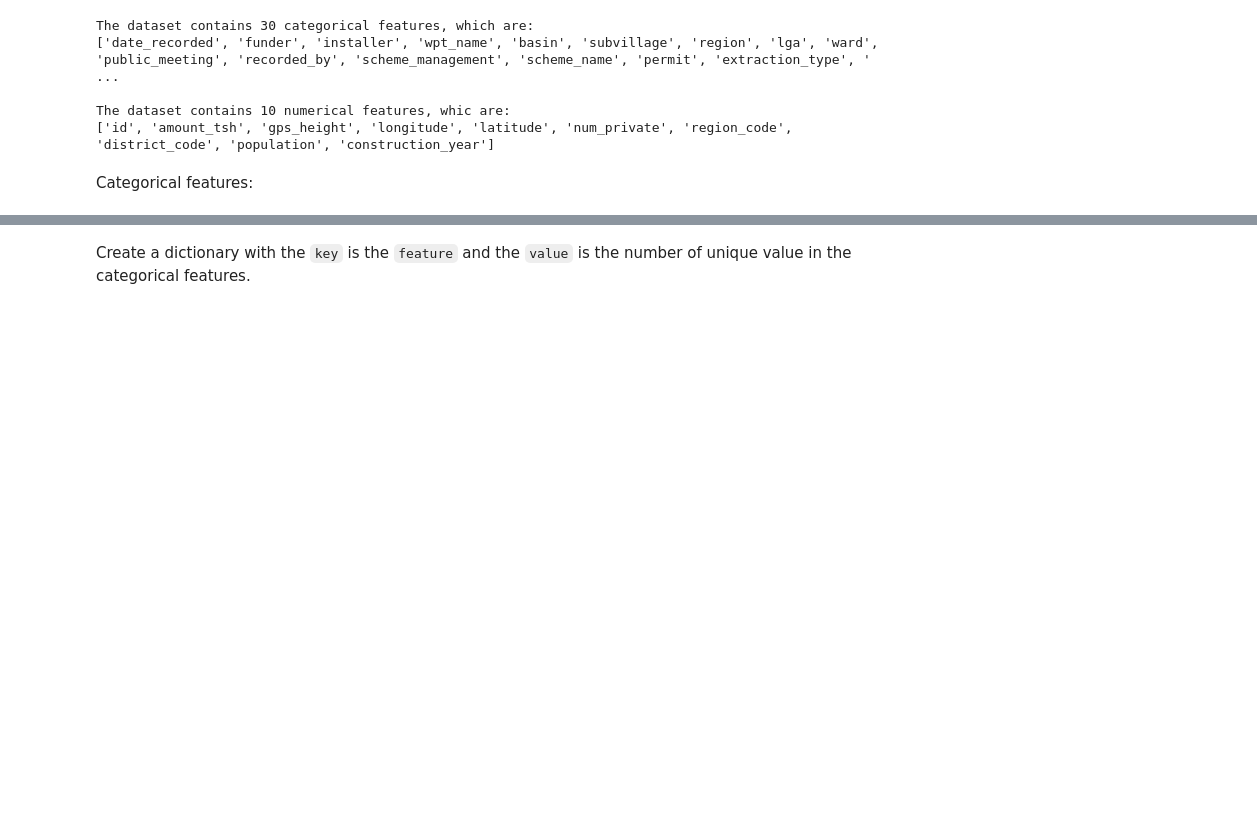
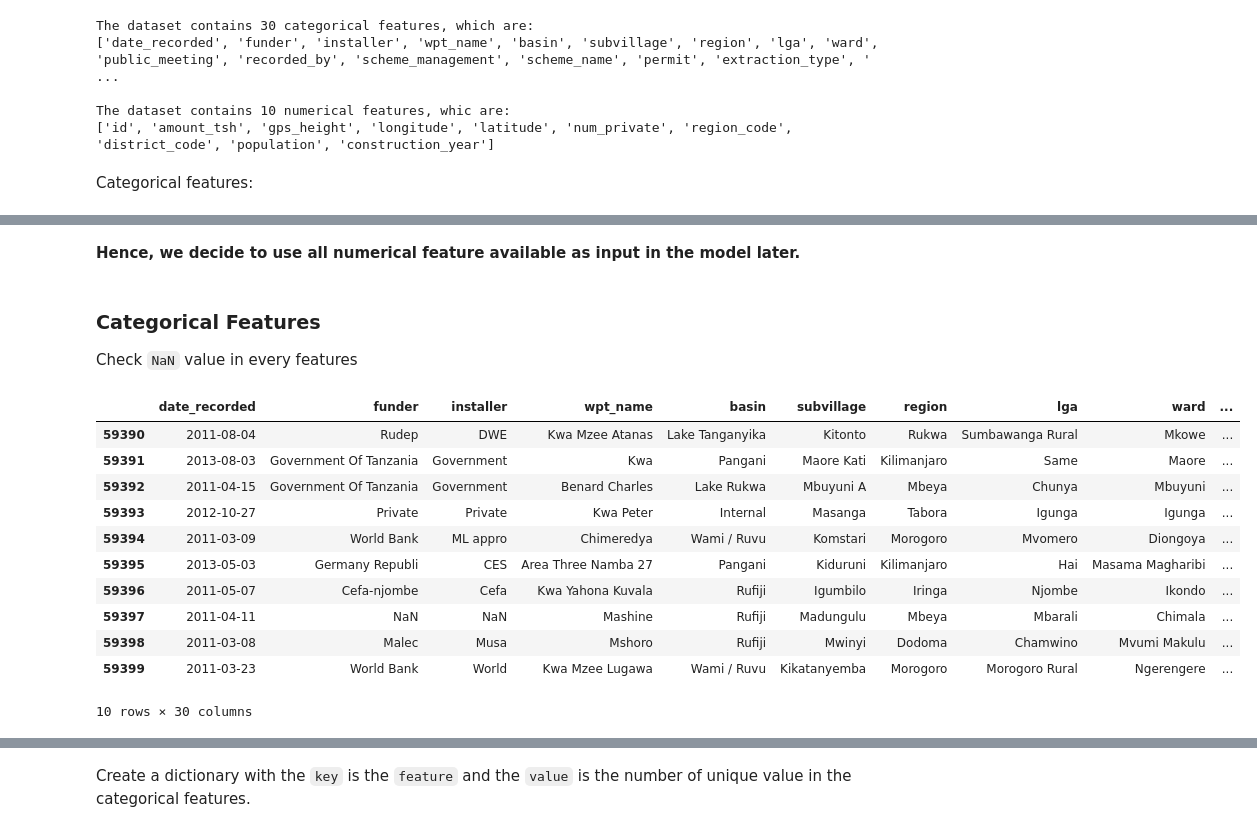
Before and after one commit to syahrulhamdani/100_Days_Of_ML_Code, a Jupyter notebook: drivendata_competition/Predicting_Waterpoint_Condition.ipynb, the cells around one changed output, grey strips where cells are left out. Drawn from its saved outputs; the diff is of its cells as text; code cells hidden in the pictures; blank space fills up the shorter version.

```diff
--- a/drivendata_competition/Predicting_Waterpoint_Condition.ipynb
+++ b/drivendata_competition/Predicting_Waterpoint_Condition.ipynb
@@ -161,0 +184,21 @@ display(raw_train[categoric_feat].tail())
+# %% [markdown]
+**Hence, we decide to use all numerical feature available as input in the model later.**
+# %% [markdown]
+### Categorical Features
+
+Check `NaN` value in every features
+# %%
+raw_train[categoric_feat].tail(10)
+# %% [output]
+|  | date_recorded | funder | installer | wpt_name | basin | subvillage | region | lga | ward | ... |
+| 59390 | 2011-08-04 | Rudep | DWE | Kwa Mzee Atanas | Lake Tanganyika | Kitonto | Rukwa | Sumbawanga Rural | Mkowe | ... |
+| 59391 | 2013-08-03 | Government Of Tanzania | Government | Kwa | Pangani | Maore Kati | Kilimanjaro | Same | Maore | ... |
+| 59392 | 2011-04-15 | Government Of Tanzania | Government | Benard Charles | Lake Rukwa | Mbuyuni A | Mbeya | Chunya | Mbuyuni | ... |
+| 59393 | 2012-10-27 | Private | Private | Kwa Peter | Internal | Masanga | Tabora | Igunga | Igunga | ... |
+| 59394 | 2011-03-09 | World Bank | ML appro | Chimeredya | Wami / Ruvu | Komstari | Morogoro | Mvomero | Diongoya | ... |
+| 59395 | 2013-05-03 | Germany Republi | CES | Area Three Namba 27 | Pangani | Kiduruni | Kilimanjaro | Hai | Masama Magharibi | ... |
+| 59396 | 2011-05-07 | Cefa-njombe | Cefa | Kwa Yahona Kuvala | Rufiji | Igumbilo | Iringa | Njombe | Ikondo | ... |
+| 59397 | 2011-04-11 | NaN | NaN | Mashine | Rufiji | Madungulu | Mbeya | Mbarali | Chimala | ... |
+| 59398 | 2011-03-08 | Malec | Musa | Mshoro | Rufiji | Mwinyi | Dodoma | Chamwino | Mvumi Makulu | ... |
+| 59399 | 2011-03-23 | World Bank | World | Kwa Mzee Lugawa | Wami / Ruvu | Kikatanyemba | Morogoro | Morogoro Rural | Ngerengere | ... |
+10 rows × 30 columns
```
Also changed, not shown: parts of 7 cells of this notebook.
